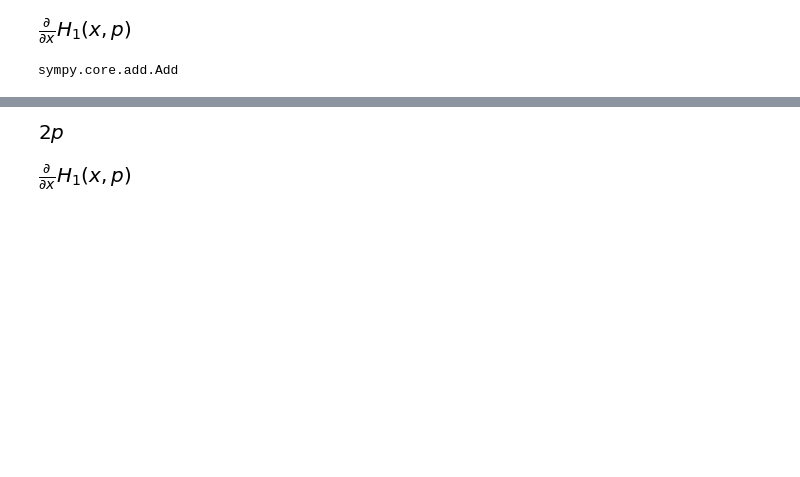
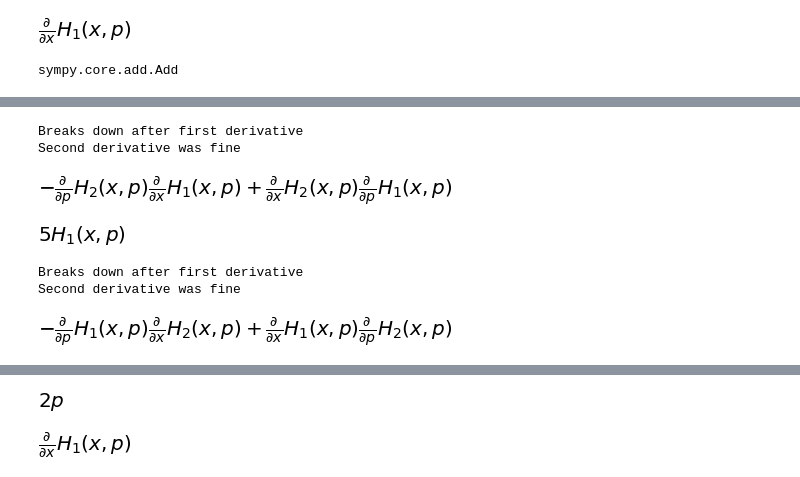
Before and after one commit to jernejfrank/LieTrafoAlg, a Jupyter notebook: Poisson Algebra.ipynb, the cells around one changed output, grey strips where cells are left out. Drawn from its saved outputs; the diff is of its cells as text; code cells hidden in the pictures; blank space fills up the shorter version.

```diff
--- a/Poisson Algebra.ipynb
+++ b/Poisson Algebra.ipynb
@@ -466,6 +551,22 @@ In Poisson Bracket ---------------
 Breaks down after first derivative
 Second derivative was fine
 [figure]
+# %%
+(lb*la).ham
+# %% [output]
+Breaks down after first derivative
+Second derivative was fine
+[figure, added]
+# %%
+(5*la).ham
+# %% [output]
+[figure, added]
+# %%
+(la.Poisson(la.ham,lb.ham, la.indep_coords,la.indep_mom)).ham
+# %% [output]
+Breaks down after first derivative
+Second derivative was fine
+[figure, added]
 # %%
 testa = LieOperator(mw.ham,mw.indep_coords,mw.indep_mom)
 testb = LieOperator(mz.ham,mz.indep_coords,mz.indep_mom)
```
Also changed, not shown: parts of 9 cells of this notebook, 2 other files.
